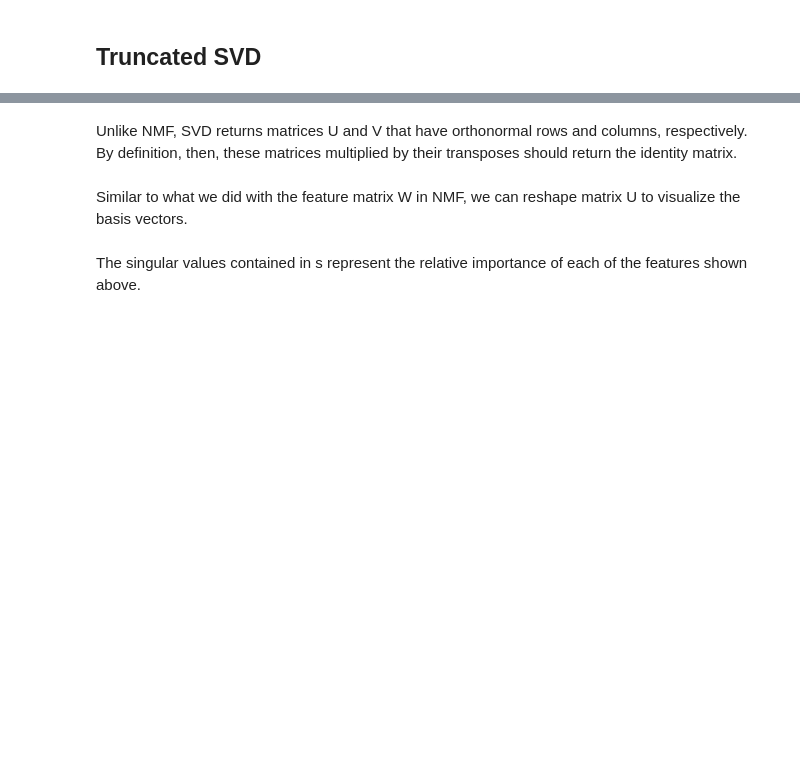
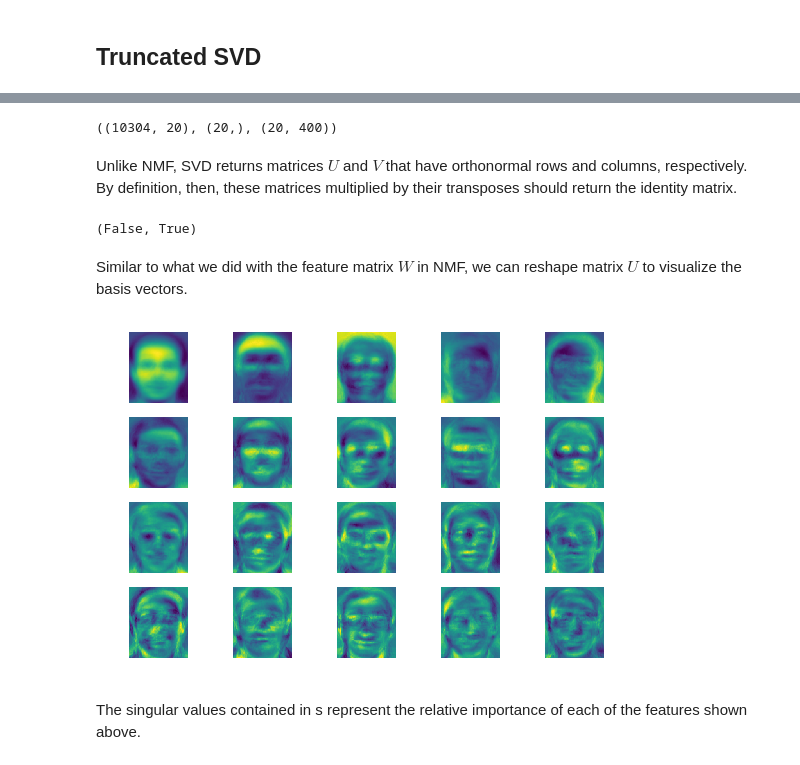
Before and after one commit to matsumotosan/numerical-linear-algebra, a Jupyter notebook: Facial Decomposition with NMF and SVD.ipynb, the cells around one changed output, grey strips where cells are left out. Drawn from its saved outputs; the diff is of its cells as text; code cells hidden in the pictures; blank space fills up the shorter version.

```diff
--- a/Facial Decomposition with NMF and SVD.ipynb
+++ b/Facial Decomposition with NMF and SVD.ipynb
@@ -347,17 +390,23 @@ Now that we've seen how NMF is used for facial recognition, let's see how SVD do
 from sklearn.utils.extmath import randomized_svd
 # %%
 n_components = 20
-%time u, s, vt = randomized_svd(ims, n_components=n_components)
+u, s, vt = randomized_svd(ims, n_components=n_components)
 
 u.shape, s.shape, vt.shape
+# %% [output]
+((10304, 20), (20,), (20, 400))
 # %% [markdown]
-Unlike NMF, SVD returns matrices U and V that have orthonormal rows and columns, respectively. By definition, then, these matrices multiplied by their transposes should return the identity matrix.
+Unlike NMF, SVD returns matrices $U$ and $V$ that have orthonormal rows and columns, respectively. By definition, then, these matrices multiplied by their transposes should return the identity matrix.
 # %%
 np.allclose(np.eye(u.shape[0]), u @ u.T), np.allclose(np.eye(vt.shape[0]), vt @ vt.T)
+# %% [output]
+(False, True)
 # %% [markdown]
-Similar to what we did with the feature matrix W in NMF, we can reshape matrix U to visualize the basis vectors.
+Similar to what we did with the feature matrix $W$ in NMF, we can reshape matrix $U$ to visualize the basis vectors.
 # %%
-plots(u.T, dims, figsize=(15,10), rows=4)
+plots(u.T, dims, figsize=(9,6), rows=4)
+# %% [output]
+[figure, added]
 # %% [markdown]
 The singular values contained in s represent the relative importance of each of the features shown above.
 # %%
```
Also changed, not shown: parts of 37 cells of this notebook, 3 other files.
